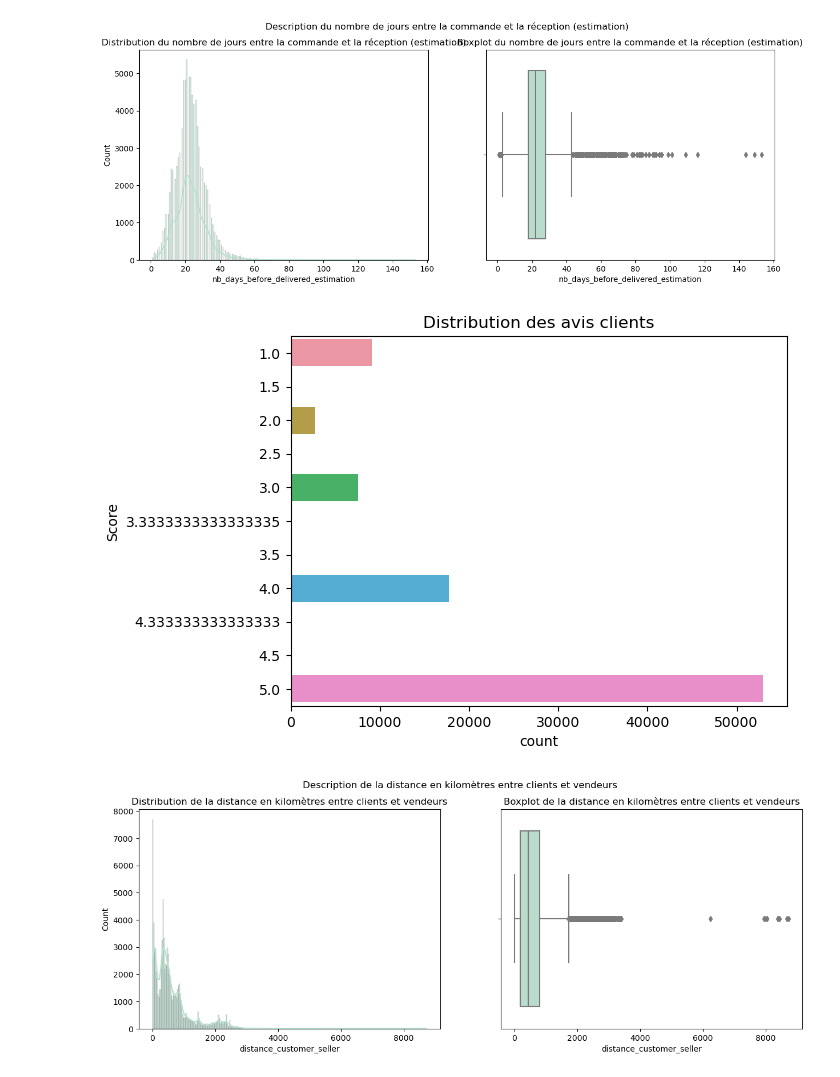
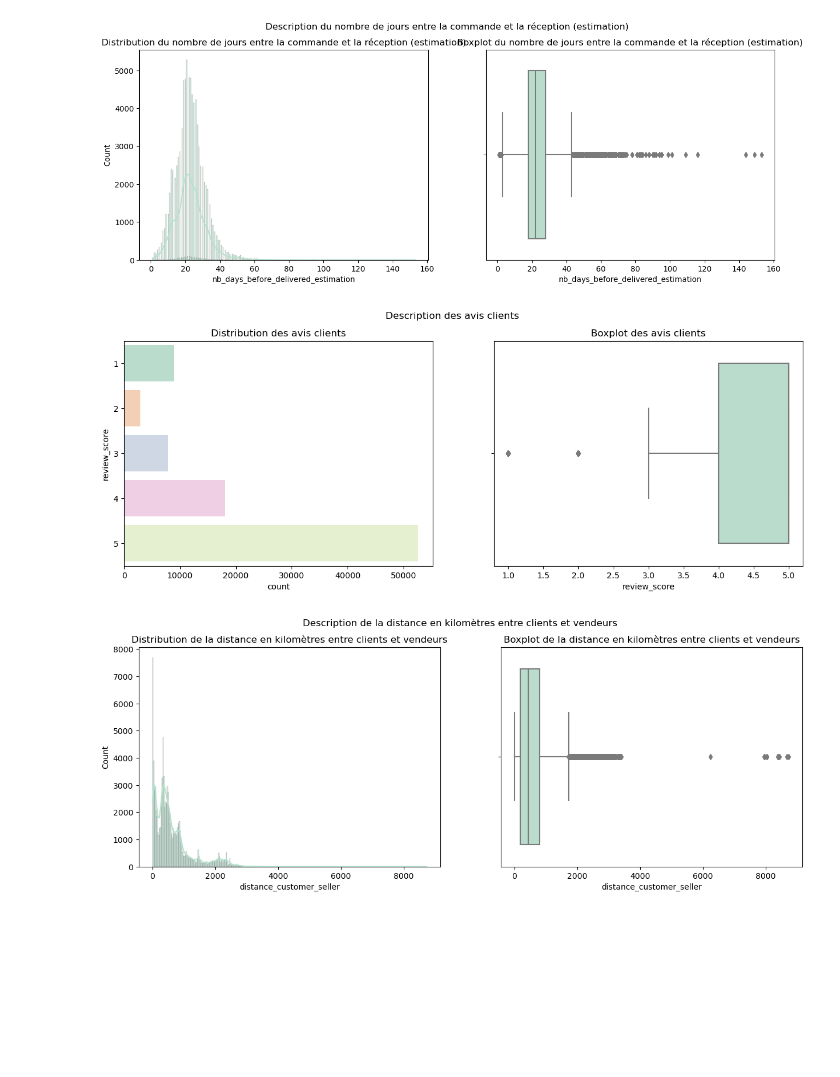
Before and after one commit to Sylvariane/segmentez_les_clients, a Jupyter notebook: POlist_01_analysefinale.ipynb, the cells around one changed output. Drawn from its saved outputs; the diff is of its cells as text; code cells hidden in the pictures; blank space fills up the shorter version.

```diff
--- a/POlist_01_analysefinale.ipynb
+++ b/POlist_01_analysefinale.ipynb
@@ -352,2 +365,0 @@ data.shape
-# %%
-data.drop(["customer_unique_id"], axis=1, inplace=True)
@@ -354,7 +375,7 @@ data.drop(["customer_unique_id"], axis=1, inplace=True)
 # %%
-data.drop_duplicates(subset="customer_id", inplace=True)
+data.drop_duplicates(subset="customer_unique_id", inplace=True)
 # %%
-data.drop(["customer_longitude_x", "customer_latitude_x", "customer_longitude_y", "customer_latitude_y"], axis=1, inplace=True)
-data.set_index("customer_id", inplace=True)
+data.drop(["customer_id","customer_longitude_x", "customer_latitude_x", "customer_longitude_y", "customer_latitude_y"], axis=1, inplace=True)
+data.set_index("customer_unique_id", inplace=True)
 data.head(3)
 # %% [output]
@@ -367,6 +388,8 @@ data.head(3)
 data = data.loc[data["nb_days_before_delivered"] > 0]
 data = data.loc[data["nb_days_before_delivered_estimation"] > 0]
 data = data.loc[data["distance_customer_seller"] > 0]
+# %%
+data["review_score"] = data["review_score"].astype("int32")
 # %% [markdown]
 ## 3) Analyse des données clients
 # %%
@@ -411,13 +434,18 @@ plt.show()
 # %% [output]
 [figure]
 # %%
-sns.countplot(y="review_score", data=data)
-plt.title("Distribution des avis clients")
-plt.ylabel("Score")
+fig, axes = plt.subplots(1, 2, figsize=(15, 5), sharex=False)
+fig.suptitle('Description des avis clients')
+
+sns.countplot(ax=axes[0],y="review_score", data=data)
+axes[0].set_title("Distribution des avis clients")
+
+sns.boxplot(ax=axes[1], x="review_score", data=data)
+axes[1].set_title("Boxplot des avis clients")
 
 plt.show()
 # %% [output]
-[figure, old version]
+[figure, new version]
 # %%
 fig, axes = plt.subplots(1, 2, figsize=(15, 5), sharex=True)
 fig.suptitle('Description de la distance en kilomètres entre clients et vendeurs')
```
Also changed, not shown: parts of 26 cells of this notebook.
